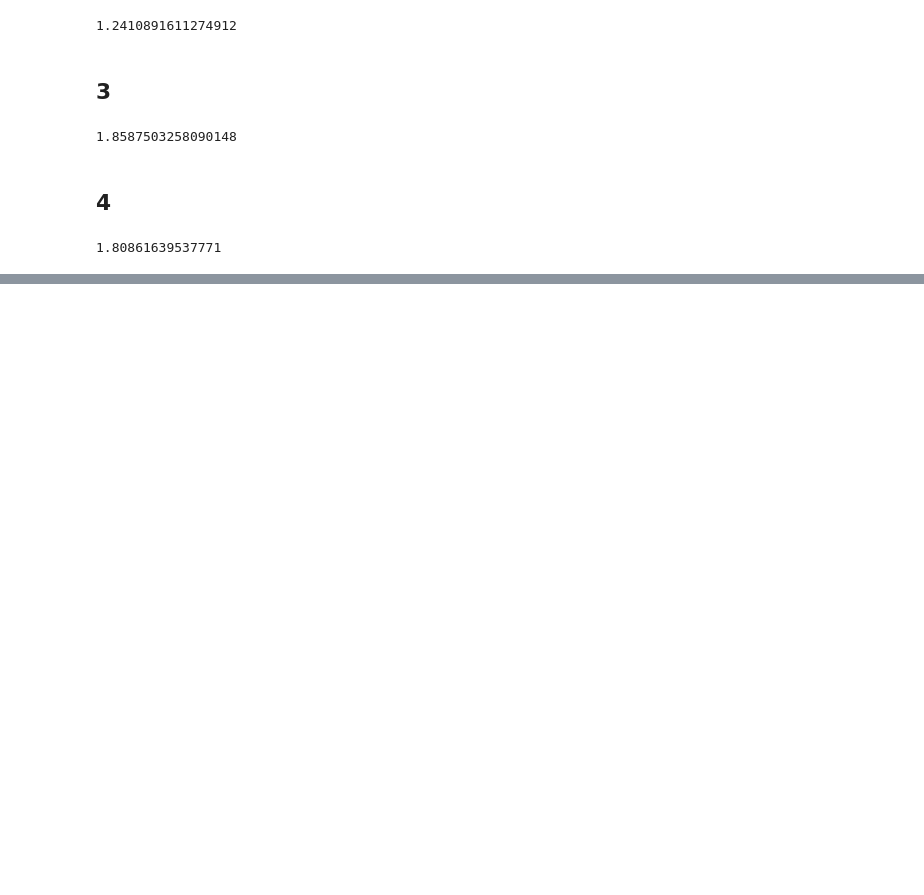
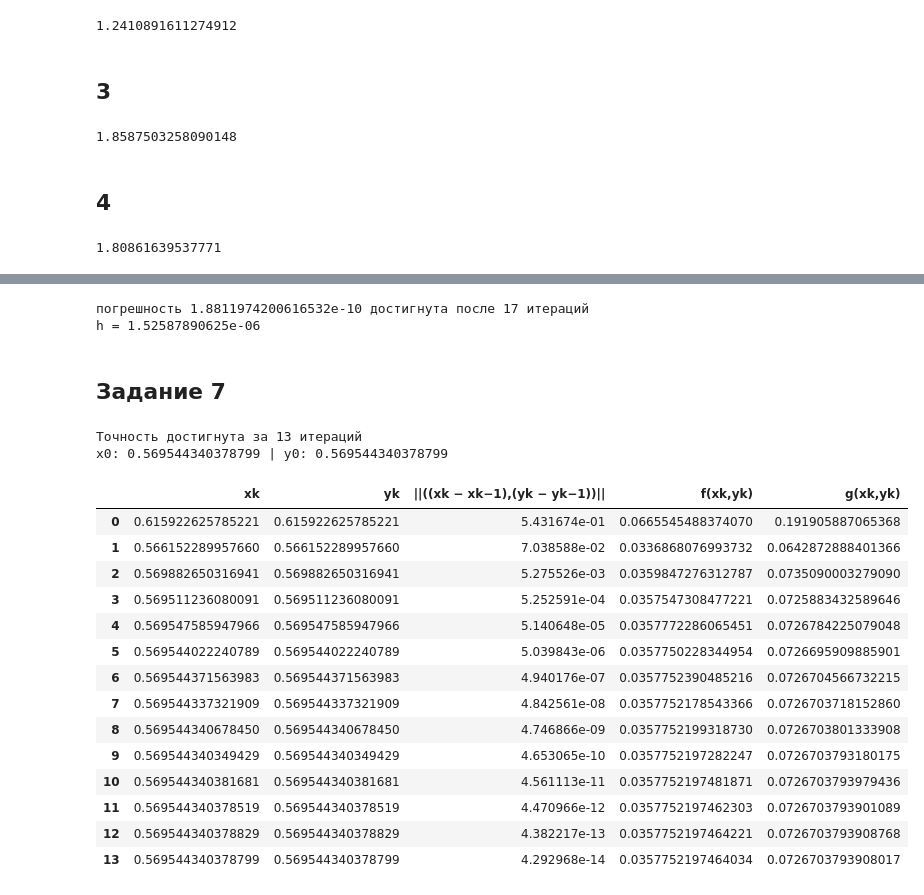
Before and after one commit to kurctory/ComputationalMethods, a Jupyter notebook: Численные методы.ipynb, the cells around one changed output, grey strips where cells are left out. Drawn from its saved outputs; the diff is of its cells as text; code cells hidden in the pictures; blank space fills up the shorter version.

```diff
--- a/Численные методы.ipynb
+++ b/Численные методы.ipynb
@@ -272,0 +358,7 @@ print(quadrature)
+# %%
+get_optimal_h()
+# %% [output]
+погрешность 1.8811974200616532e-10 достигнута после 17 итераций
+h = 1.52587890625e-06
+# %% [markdown]
+## Задание 7
@@ -272,0 +382,52 @@ print(quadrature)
+# %%
+def get_table3():
+    # начальная точка
+    x0 = 1
+    y0 = 1
+    eps = 1e-13
+
+    table = []
+    k = 0
+    kmax = 10000
+    while k < kmax:
+        div = (dx / d)
+        udx = div.subs({x_var: x0, y_var: y0})
+        udy = div.subs({x_var: x0, y_var: y0})
+        norm = np.sqrt(float(udx) ** 2 + float(udy) **2)
+
+        x0 -= udx
+        y0 -= udy
+
+        f_value = f.subs({x_var: x0, y_var: y0})
+        g_value = g.subs({x_var: x0, y_var: y0})
+        table.append([x0, y0, norm, f_value, g_value])
+        if norm < eps:
+            print('Точность достигнута за {} итераций'.format(k))
+            break
+        k += 1
+    # выводим точку
+    print('x0:', x0, '| y0:', y0)
+
+    cols = ['xk', 'yk', '||((xk − xk−1),(yk − yk−1))||', 'f(xk,yk)', 'g(xk,yk)']
+    return pd.DataFrame(table,
+             columns=cols)
+# %%
+get_table3()
+# %% [output]
+Точность достигнута за 13 итераций
+x0: 0.569544340378799 | y0: 0.569544340378799
+|  | xk | yk | ||((xk − xk−1),(yk − yk−1))|| | f(xk,yk) | g(xk,yk) |
+| 0 | 0.615922625785221 | 0.615922625785221 | 5.431674e-01 | 0.0665545488374070 | 0.191905887065368 |
+| 1 | 0.566152289957660 | 0.566152289957660 | 7.038588e-02 | 0.0336868076993732 | 0.0642872888401366 |
+| 2 | 0.569882650316941 | 0.569882650316941 | 5.275526e-03 | 0.0359847276312787 | 0.0735090003279090 |
+| 3 | 0.569511236080091 | 0.569511236080091 | 5.252591e-04 | 0.0357547308477221 | 0.0725883432589646 |
+| 4 | 0.569547585947966 | 0.569547585947966 | 5.140648e-05 | 0.0357772286065451 | 0.0726784225079048 |
+| 5 | 0.569544022240789 | 0.569544022240789 | 5.039843e-06 | 0.0357750228344954 | 0.0726695909885901 |
+| 6 | 0.569544371563983 | 0.569544371563983 | 4.940176e-07 | 0.0357752390485216 | 0.0726704566732215 |
+| 7 | 0.569544337321909 | 0.569544337321909 | 4.842561e-08 | 0.0357752178543366 | 0.0726703718152860 |
+| 8 | 0.569544340678450 | 0.569544340678450 | 4.746866e-09 | 0.0357752199318730 | 0.0726703801333908 |
+| 9 | 0.569544340349429 | 0.569544340349429 | 4.653065e-10 | 0.0357752197282247 | 0.0726703793180175 |
+| 10 | 0.569544340381681 | 0.569544340381681 | 4.561113e-11 | 0.0357752197481871 | 0.0726703793979436 |
+| 11 | 0.569544340378519 | 0.569544340378519 | 4.470966e-12 | 0.0357752197462303 | 0.0726703793901089 |
+| 12 | 0.569544340378829 | 0.569544340378829 | 4.382217e-13 | 0.0357752197464221 | 0.0726703793908768 |
+| 13 | 0.569544340378799 | 0.569544340378799 | 4.292968e-14 | 0.0357752197464034 | 0.0726703793908017 |
```
Also changed, not shown: parts of 10 cells of this notebook, 1 other file.
